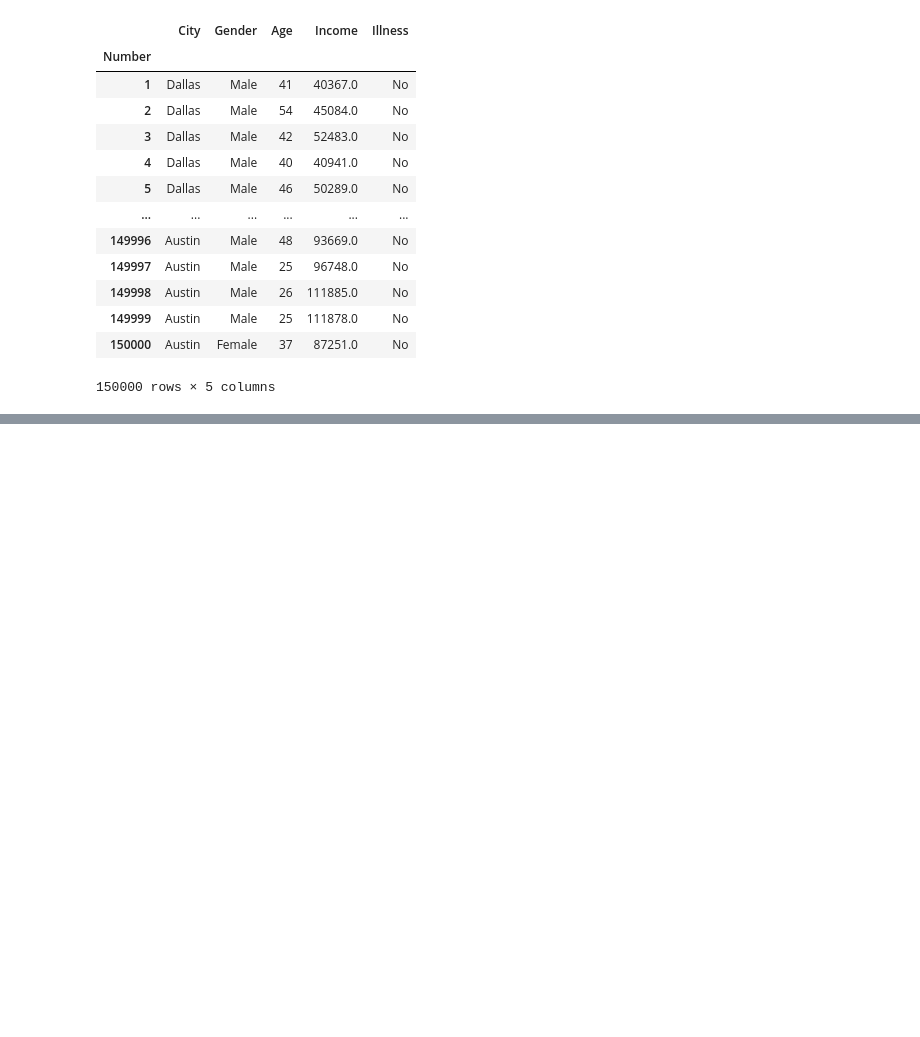
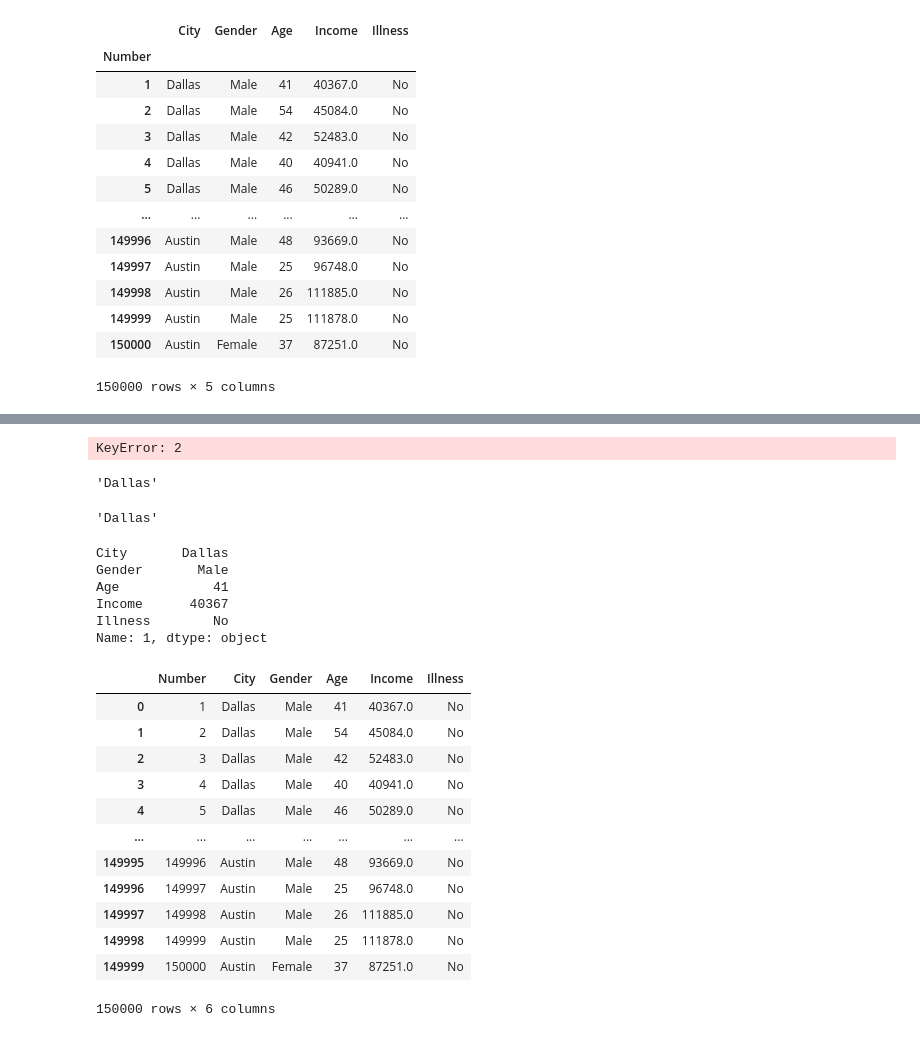
Before and after one commit to Govind-Patwal/My_Testing_Corner_at_GitHub, a Jupyter notebook: KaggleCourse/Pandas/Untitled.ipynb, the cells around one changed output, grey strips where cells are left out. Saved outputs shown, nothing was run; the diff lists cells and outputs as text; code cells hidden in the pictures; blank space fills up the shorter version.

```diff
--- a/KaggleCourse/Pandas/Untitled.ipynb
+++ b/KaggleCourse/Pandas/Untitled.ipynb
@@ -150,0 +180,37 @@ win_reviews
+# %%
+df[2]
+# %% [output]
+KeyError: 2
+# %%
+df.City[5]
+# %% [output]
+'Dallas'
+# %%
+df['City'][12]
+# %% [output]
+'Dallas'
+# %%
+df.iloc[0]
+# %% [output]
+City       Dallas
+Gender       Male
+Age            41
+Income      40367
+Illness        No
+Name: 1, dtype: object
+# %%
+pd.read_csv("toy_dataset/toy_dataset.csv")
+# %% [output]
+|  | Number | City | Gender | Age | Income | Illness |
+| 0 | 1 | Dallas | Male | 41 | 40367.0 | No |
+| 1 | 2 | Dallas | Male | 54 | 45084.0 | No |
+| 2 | 3 | Dallas | Male | 42 | 52483.0 | No |
+| 3 | 4 | Dallas | Male | 40 | 40941.0 | No |
+| 4 | 5 | Dallas | Male | 46 | 50289.0 | No |
+| ... | ... | ... | ... | ... | ... | ... |
+| 149995 | 149996 | Austin | Male | 48 | 93669.0 | No |
+| 149996 | 149997 | Austin | Male | 25 | 96748.0 | No |
+| 149997 | 149998 | Austin | Male | 26 | 111885.0 | No |
+| 149998 | 149999 | Austin | Male | 25 | 111878.0 | No |
+| 149999 | 150000 | Austin | Female | 37 | 87251.0 | No |
+150000 rows × 6 columns
```
Also changed, not shown: parts of 26 cells of this notebook, 2 other files.
